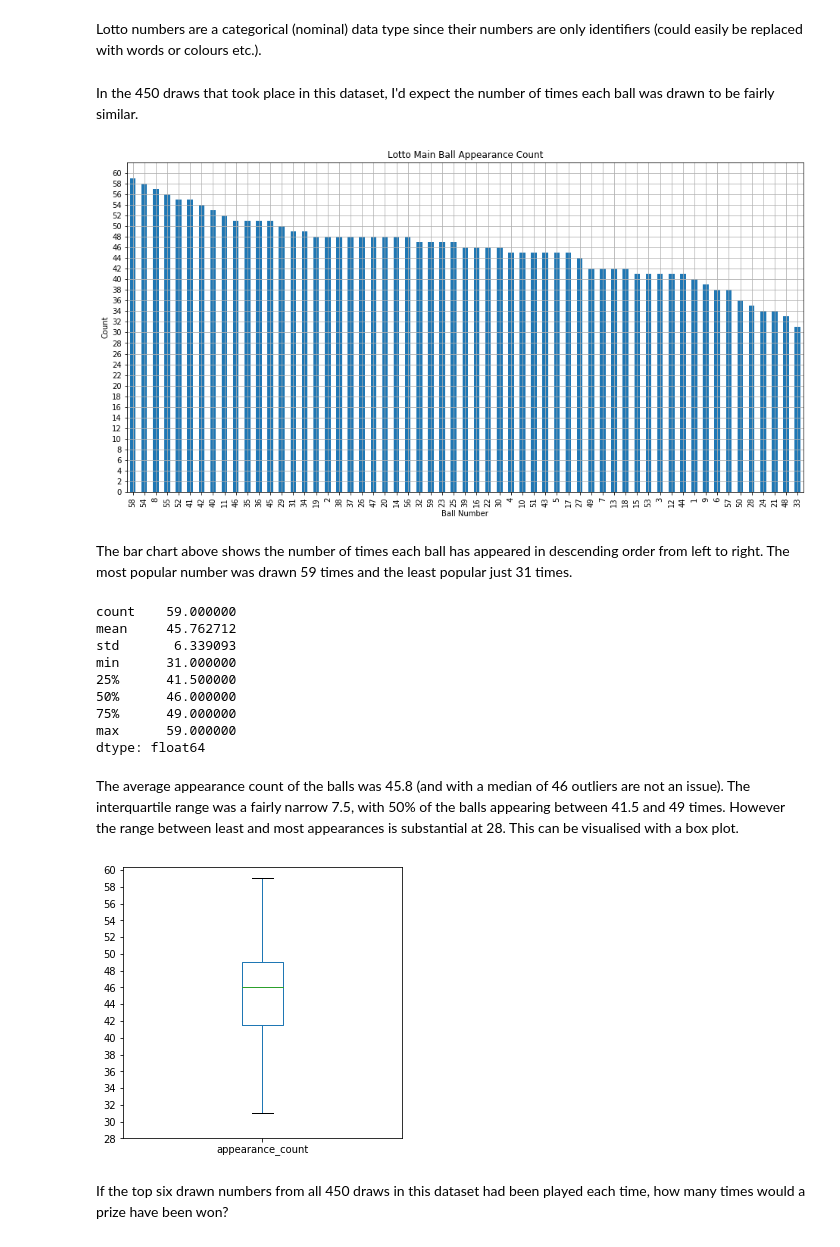
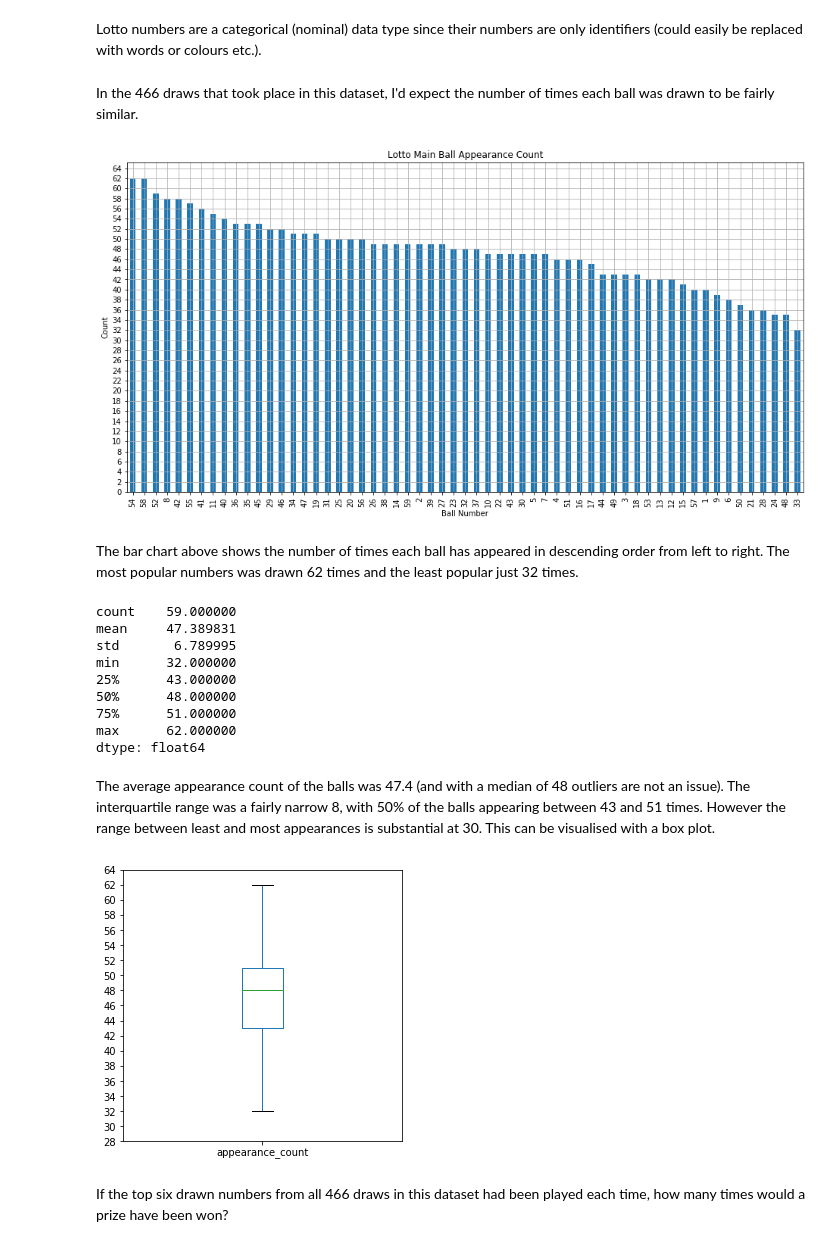
Before and after one commit to MatthewCarterIO/uk-lotto-DA, a Jupyter notebook: uk_lotto_DA.ipynb, the cells around one changed output. Saved outputs shown, nothing was run; the diff lists cells and outputs as text; code cells hidden in the pictures.

Commit message:
Update lotto data and continue lucky dip analysis

```diff
--- a/uk_lotto_DA.ipynb
+++ b/uk_lotto_DA.ipynb
@@ -21,6 +22,6 @@ import random
 # %%
-# Import the draw results.
-results_df = pd.read_csv("lotto_results.csv")
+# Import the draw results and convert the draw_date column into datetime objects (type not preserved in the CSV file).
+results_df = pd.read_csv("lotto_results.csv", parse_dates=["draw_date"])
 results_df.head()
 # %% [output]
 |  | draw_date | main_balls | bonus_ball |
@@ -47,6 +80,7 @@ In this analysis the draw dates of interest are those after the 8th October 2015
 # %%
-# Select rows in DataFrame after 2015-10-08.
-results_df = results_df.loc["2015-10-08" : "2020-01-31"]
+# Select rows in DataFrame between 8th October 2015 and 25th March 2020 by taking a slice of the original
+# DataFrame.
+results_df = results_df["2015-10-08" : "2020-03-25"]
 results_df
 # %% [output]
 |  | main_balls | bonus_ball |
@@ -140,40 +158,40 @@ The data is now filtered for the draws of interest and organised, ready for anal
 # %% [markdown]
 Lotto numbers are a categorical (nominal) data type since their numbers are only identifiers (could easily be replaced with words or colours etc.).
 # %% [markdown]
-In the 450 draws that took place in this dataset, I'd expect the number of times each ball was drawn to be fairly similar.
+In the 466 draws that took place in this dataset, I'd expect the number of times each ball was drawn to be fairly similar.
 # %%
 # Display a bar plot showing the number of times each ball has been drawn.
 main_ball_count = results_df[["ball_1", "ball_2", "ball_3", "ball_4", "ball_5", "ball_6"]].stack().value_counts()
-main_ball_count.plot(kind="bar", figsize=(16,8), title="Lotto Main Ball Appearance Count", grid=True, yticks=range(0, 62, 2))
+main_ball_count.plot(kind="bar", figsize=(16,8), title="Lotto Main Ball Appearance Count", grid=True, yticks=range(0, 66, 2))
 plt.xlabel("Ball Number")
 plt.ylabel("Count")
 plt.show()
 # %% [output]
-[figure, old version]
+[figure, new version]
 # %% [markdown]
-The bar chart above shows the number of times each ball has appeared in descending order from left to right. The most popular number was drawn 59 times and the least popular just 31 times.
+The bar chart above shows the number of times each ball has appeared in descending order from left to right. The most popular numbers was drawn 62 times and the least popular just 32 times.
 # %%
 main_ball_count.describe()
 # %% [output]
 count    59.000000
-mean     45.762712
-std       6.339093
-min      31.000000
-25%      41.500000
-50%      46.000000
-75%      49.000000
-max      59.000000
+mean     47.389831
+std       6.789995
+min      32.000000
+25%      43.000000
+50%      48.000000
+75%      51.000000
+max      62.000000
 dtype: float64
 # %% [markdown]
-The average appearance count of the balls was 45.8 (and with a median of 46 outliers are not an issue). The interquartile range was a fairly narrow 7.5, with 50% of the balls appearing between 41.5 and 49 times. However the range between least and most appearances is substantial at 28. This can be visualised with a box plot.
+The average appearance count of the balls was 47.4 (and with a median of 48 outliers are not an issue). The interquartile range was a fairly narrow 8, with 50% of the balls appearing between 43 and 51 times. However the range between least and most appearances is substantial at 30. This can be visualised with a box plot.
 # %%
 # Display a box plot for the count data.
 # NB. Although a boxplot can be created from a Series, to use the name in the plot it needs converting a into DataFrame.
 main_ball_count_df = main_ball_count.to_frame(name="appearance_count")
-main_ball_count_df.plot(kind="box", figsize=(5,5), yticks=range(28, 62, 2))
+main_ball_count_df.plot(kind="box", figsize=(5,5), yticks=range(28, 66, 2))
 plt.show()
 # %% [output]
-[figure, old version]
+[figure, new version]
 # %% [markdown]
-If the top six drawn numbers from all 450 draws in this dataset had been played each time, how many times would a prize have been won?
+If the top six drawn numbers from all 466 draws in this dataset had been played each time, how many times would a prize have been won?
 # %%
```
Also changed, not shown: parts of 36 cells of this notebook, 1 other file.
